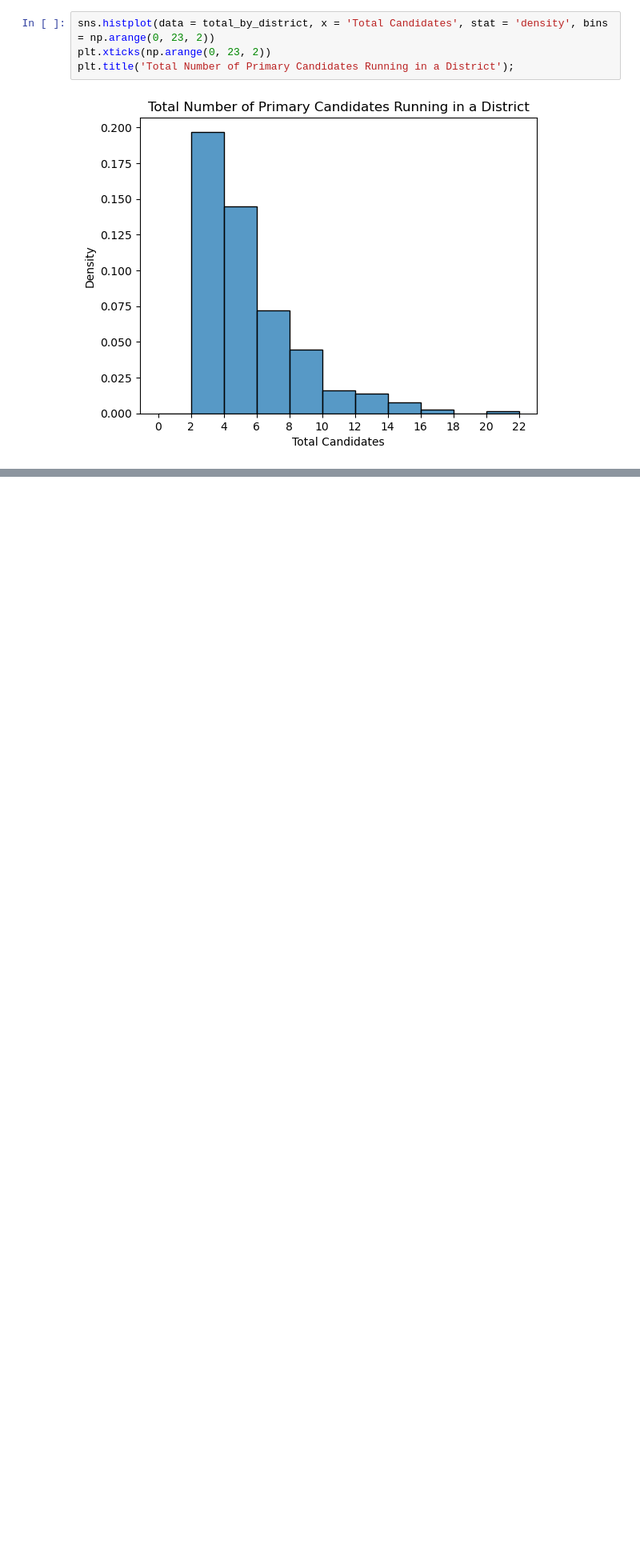
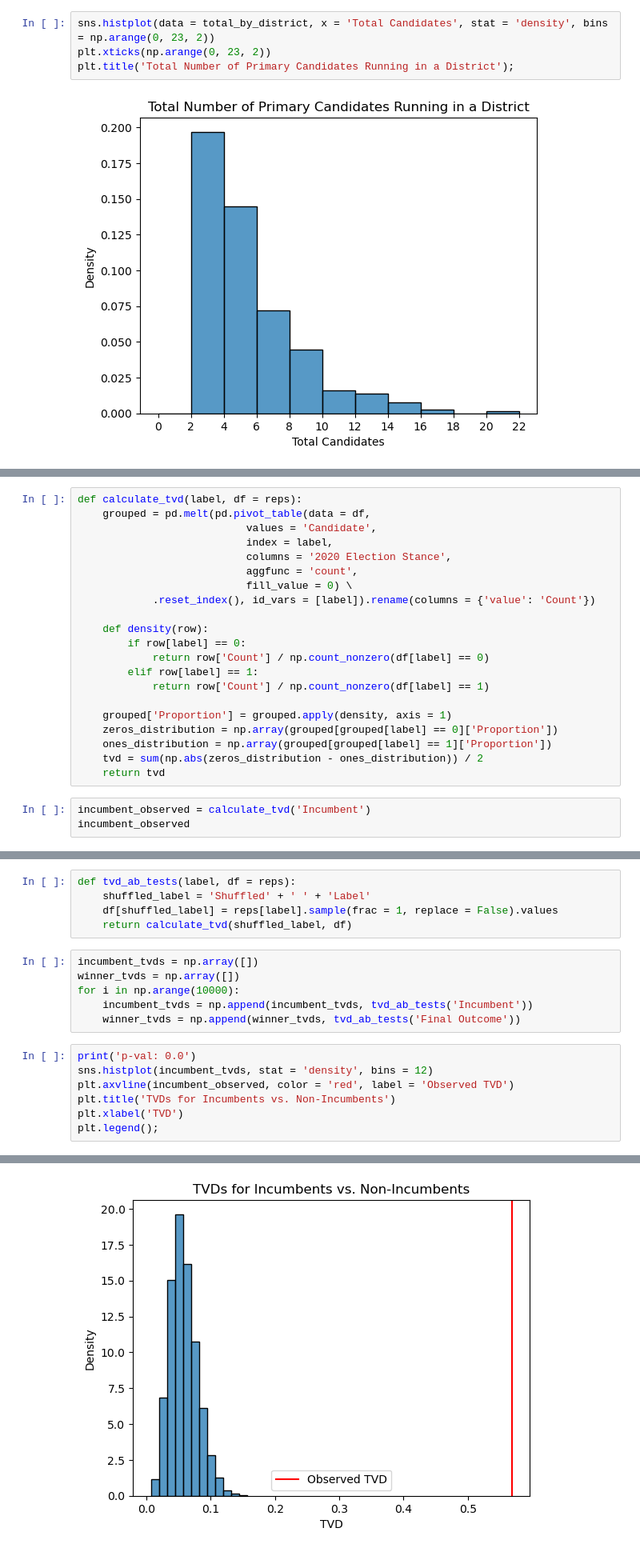
Before and after one commit to sarsong/data102proj, a Jupyter notebook: vivian_eda.ipynb, the cells around one changed output, grey strips where cells are left out. Shown at 80% size. Drawn from its saved outputs; the diff is of its cells as text; blank space fills up the shorter version.

```diff
--- a/vivian_eda.ipynb
+++ b/vivian_eda.ipynb
@@ -242,0 +259,24 @@ plt.title('Total Number of Primary Candidates Running in a District');
+# %%
+def calculate_tvd(label, df = reps):
+    grouped = pd.melt(pd.pivot_table(data = df,
+                           values = 'Candidate',
+                           index = label,
+                           columns = '2020 Election Stance',
+                           aggfunc = 'count',
+                           fill_value = 0) \
+            .reset_index(), id_vars = [label]).rename(columns = {'value': 'Count'})
+
+    def density(row):
+        if row[label] == 0:
+            return row['Count'] / np.count_nonzero(df[label] == 0)
+        elif row[label] == 1:
+            return row['Count'] / np.count_nonzero(df[label] == 1)
+
+    grouped['Proportion'] = grouped.apply(density, axis = 1)
+    zeros_distribution = np.array(grouped[grouped[label] == 0]['Proportion'])
+    ones_distribution = np.array(grouped[grouped[label] == 1]['Proportion'])
+    tvd = sum(np.abs(zeros_distribution - ones_distribution)) / 2
+    return tvd
+# %%
+incumbent_observed = calculate_tvd('Incumbent')
+incumbent_observed
@@ -242,0 +290,19 @@ plt.title('Total Number of Primary Candidates Running in a District');
+# %%
+def tvd_ab_tests(label, df = reps):
+    shuffled_label = 'Shuffled' + ' ' + 'Label'
+    df[shuffled_label] = reps[label].sample(frac = 1, replace = False).values
+    return calculate_tvd(shuffled_label, df)
+# %%
+incumbent_tvds = np.array([])
+winner_tvds = np.array([])
+for i in np.arange(10000):
+    incumbent_tvds = np.append(incumbent_tvds, tvd_ab_tests('Incumbent'))
+    winner_tvds = np.append(winner_tvds, tvd_ab_tests('Final Outcome'))
+# %%
+print('p-val: 0.0')
+sns.histplot(incumbent_tvds, stat = 'density', bins = 12)
+plt.axvline(incumbent_observed, color = 'red', label = 'Observed TVD')
+plt.title('TVDs for Incumbents vs. Non-Incumbents')
+plt.xlabel('TVD')
+plt.legend();
+# %% [output]
@@ -242,0 +310 @@ plt.title('Total Number of Primary Candidates Running in a District');
+[figure, added]
```
Also changed, not shown: parts of 8 cells of this notebook.
